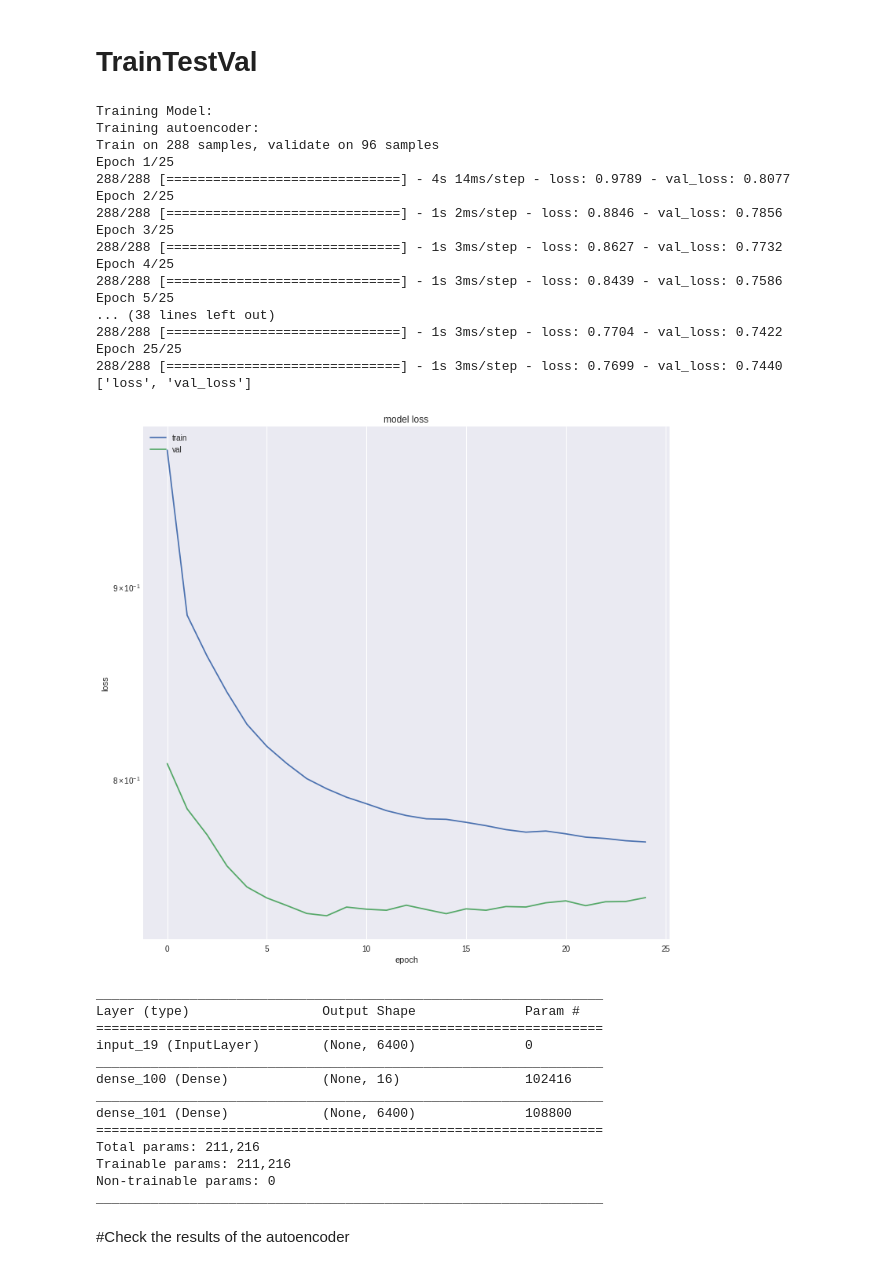
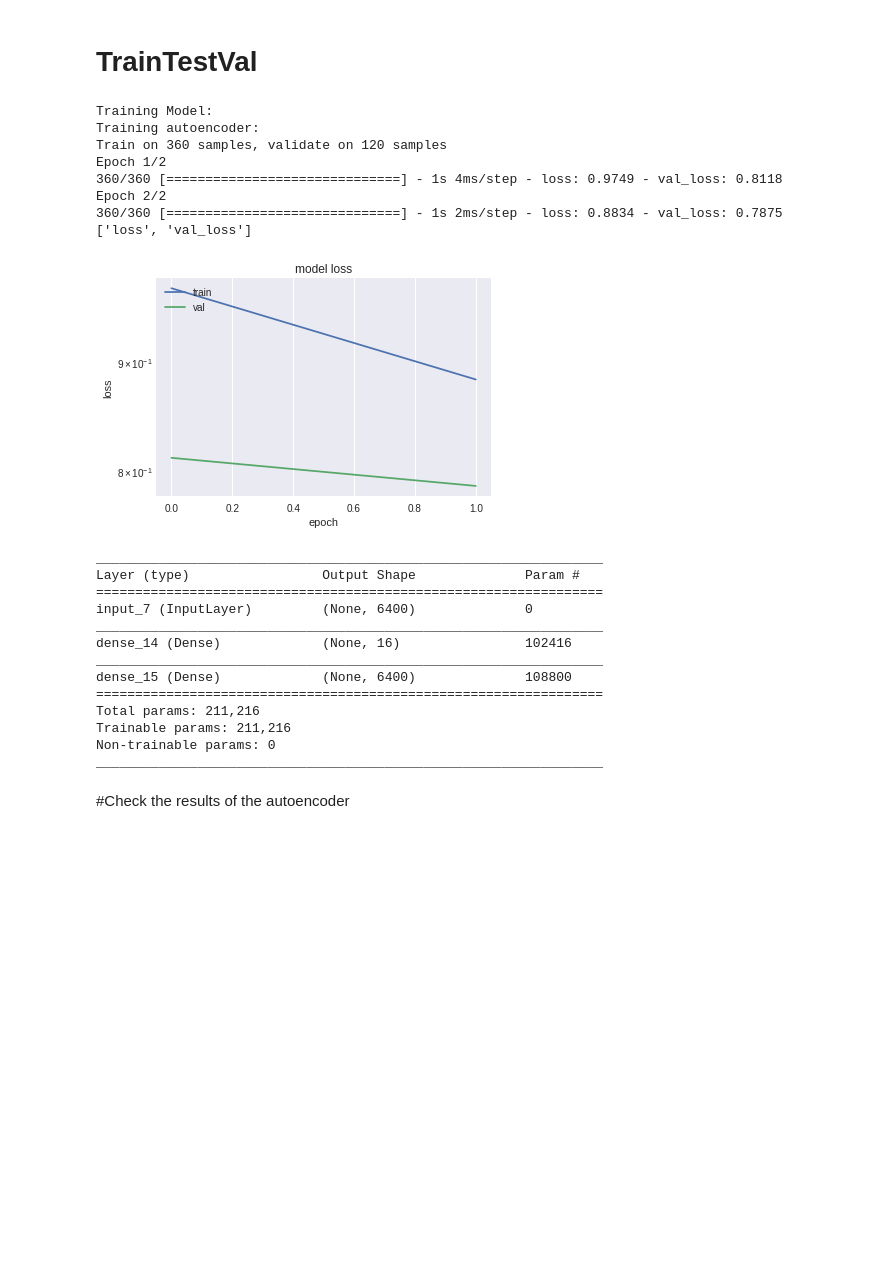
Before and after one commit to kylemath/DeepEEG, a Jupyter notebook: notebooks/DeepEEG.ipynb, the cells around one changed output. Cells and saved outputs as stored; diff of their text form; code cells hidden in the pictures; blank space fills up the shorter version.

```diff
--- a/notebooks/DeepEEG.ipynb
+++ b/notebooks/DeepEEG.ipynb
@@ -611,36 +624,27 @@ Creating AUTO Model
 # %%
 traintestval(model, class_weights,
              x_train,x_test,x_val,
              y_train,y_test,y_val,
-             batch_size=2,train_epochs=25,
+             batch_size=2,train_epochs=2,
              model_type='AUTO')
 # %% [output]
 Training Model:
 Training autoencoder:
-Train on 288 samples, validate on 96 samples
-Epoch 1/25
-288/288 [==============================] - 4s 14ms/step - loss: 0.9789 - val_loss: 0.8077
-Epoch 2/25
-288/288 [==============================] - 1s 2ms/step - loss: 0.8846 - val_loss: 0.7856
-Epoch 3/25
-288/288 [==============================] - 1s 3ms/step - loss: 0.8627 - val_loss: 0.7732
-Epoch 4/25
-288/288 [==============================] - 1s 3ms/step - loss: 0.8439 - val_loss: 0.7586
-Epoch 5/25
-... (38 lines left out)
-288/288 [==============================] - 1s 3ms/step - loss: 0.7704 - val_loss: 0.7422
-Epoch 25/25
-288/288 [==============================] - 1s 3ms/step - loss: 0.7699 - val_loss: 0.7440
+Train on 360 samples, validate on 120 samples
+Epoch 1/2
+360/360 [==============================] - 1s 4ms/step - loss: 0.9749 - val_loss: 0.8118
+Epoch 2/2
+360/360 [==============================] - 1s 2ms/step - loss: 0.8834 - val_loss: 0.7875
 ['loss', 'val_loss']
-[figure, old version]
+[figure, new version]
 _________________________________________________________________
 Layer (type)                 Output Shape              Param #
 =================================================================
-input_19 (InputLayer)        (None, 6400)              0
+input_7 (InputLayer)         (None, 6400)              0
 _________________________________________________________________
-dense_100 (Dense)            (None, 16)                102416
+dense_14 (Dense)             (None, 16)                102416
 _________________________________________________________________
-dense_101 (Dense)            (None, 6400)              108800
+dense_15 (Dense)             (None, 6400)              108800
 =================================================================
 Total params: 211,216
 Trainable params: 211,216
```
Also changed, not shown: parts of 7 cells of this notebook.
